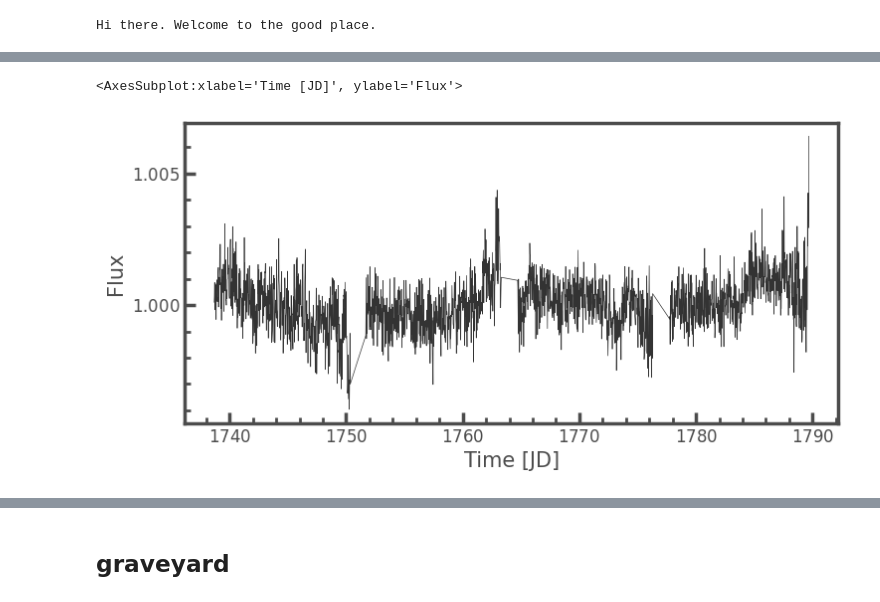
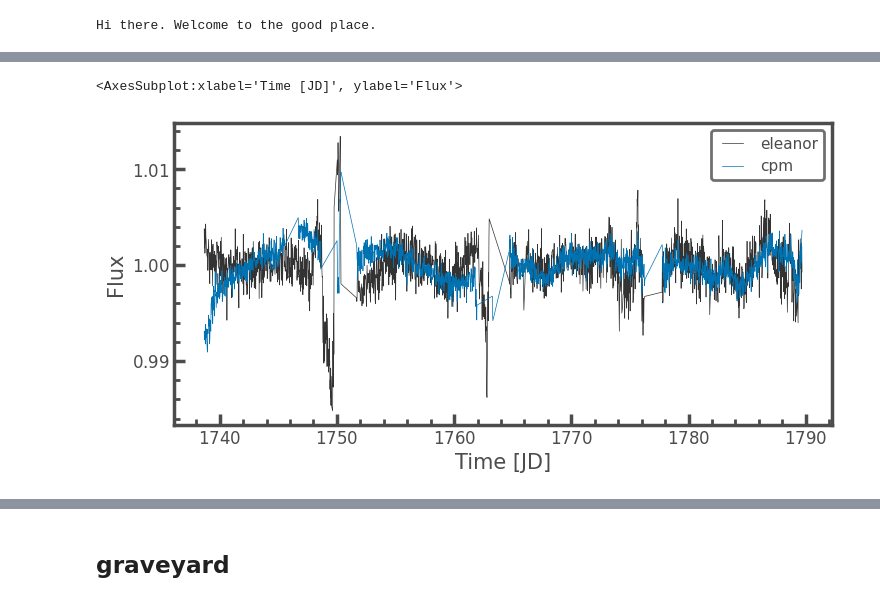
Before and after one commit to ojhall94/michael, a Jupyter notebook: Examples/Example.ipynb, the cells around one changed output, grey strips where cells are left out. Drawn from its saved outputs; the diff is of its cells as text; code cells hidden in the pictures.

```diff
--- a/Examples/Example.ipynb
+++ b/Examples/Example.ipynb
@@ -18,7 +18,7 @@ Hi there. Welcome to the good place.
 # %%
 uni = pd.read_csv("/Users/oliver hall/Research/unicorn/data/unicorn.csv", index_col=0)
 # %%
-index = 50
+index = 1
 # %%
 j = janet.boot(uni, index=index, use_prior=False)
 j.prepare_data()
@@ -54,6 +48,7 @@ j.void['clc_16'].plot()
 # %%
-# ax = j.void['clc_16-17'].plot()
-j.void['cpmlc_16-17'].plot()
+ax = j.void['clc_16-17'].plot(label='eleanor')
+j.void['cpmlc_16-17'].plot(ax=ax, label='cpm')
+j.void['rlc_16-17']
 # %% [output]
 <AxesSubplot:xlabel='Time [JD]', ylabel='Flux'>
-[figure, old version]
+[figure, new version]
```
Also changed, not shown: parts of 12 cells of this notebook, 2 other files.
